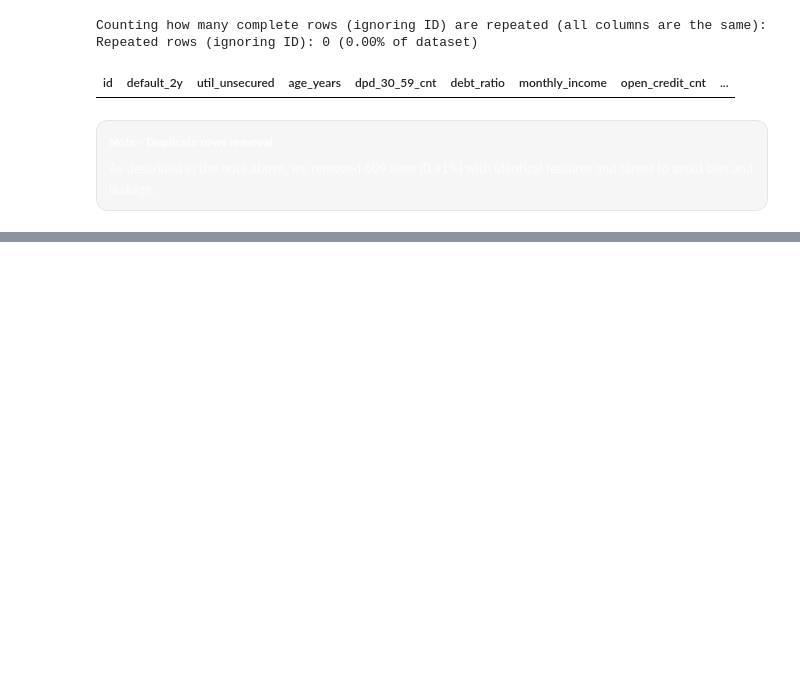
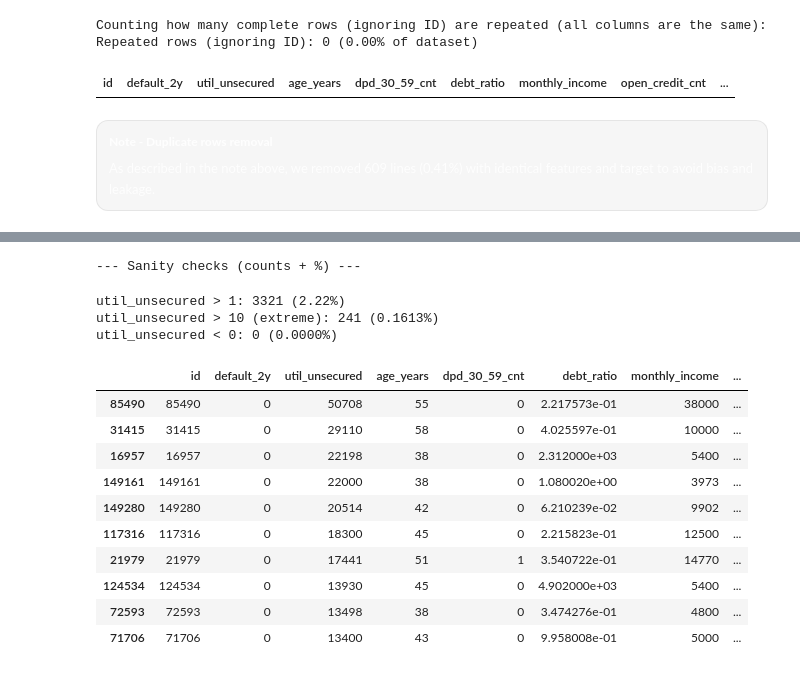
Before and after one commit to anacbneumann/credit-risk-cost-sensitive, a Jupyter notebook: notebooks/eda.ipynb, the cells around one changed output, grey strips where cells are left out. Drawn from its saved outputs; the diff is of its cells as text; code cells hidden in the pictures; blank space fills up the shorter version.

```diff
--- a/notebooks/eda.ipynb
+++ b/notebooks/eda.ipynb
@@ -591,3 +765,5 @@ Repeated rows (ignoring ID): 0 (0.00% of dataset)
     As described in the note above, we removed 609 lines (0.41%) with identical features and target to avoid bias and leakage.
   </div>
 </div>
+# %%
+df <- cs_train_dedup
@@ -593,0 +1027,5 @@ Repeated rows (ignoring ID): 0 (0.00% of dataset)
+# %%
+# Missing Flags
+df$income_missing     <- is.na(df$monthly_income)
+df$dependents_missing <- is.na(df$dependents_cnt)
+head(df, 5)
@@ -593,0 +1170,55 @@ Repeated rows (ignoring ID): 0 (0.00% of dataset)
+# %%
+# --- OUTLIER / SANITY COUNTS ---
+n <- nrow(df)
+
+cat("\n--- Sanity checks (counts + %) ---\n")
+# %% [output]
+--- Sanity checks (counts + %) ---
+# %%
+#COLUMN: util_unsecured
+
+#In practice, this means: how much of the available credit limit on credit cards and personal lines the customer is using.
+#Simple example:
+#Total credit card limit: R$ 10,000
+#Current outstanding balance: R$ 3,000
+#Revolving Utilization = 30%
+
+#Values must be between 0 and 1
+#Event/anomaly (exceeded 1) —
+# which may have its own meaning (e.g., limit overrun / inconsistent data / outdated limit), and is often a strong risk signal.
+
+
+# Greater than 1
+cat(sprintf("util_unsecured > 1: %d (%.2f%%)\n",
+            sum(df$util_unsecured > 1, na.rm=TRUE),
+            100*mean(df$util_unsecured > 1, na.rm=TRUE)))
+
+# Greater than 10
+cat(sprintf("util_unsecured > 10 (extreme): %d (%.4f%%)\n",
+            sum(df$util_unsecured > 10, na.rm=TRUE),
+            100*mean(df$util_unsecured > 10, na.rm=TRUE)))
+
+# Less than 1
+cat(sprintf("util_unsecured < 0: %d (%.4f%%)\n",
+            sum(df$util_unsecured < 0, na.rm=TRUE),
+            100*mean(df$util_unsecured < 0, na.rm=TRUE)))
+
+# Show cases where util_unsecured > 10 (sorted desc)
+util_gt10 <- df[df$util_unsecured > 10, ]
+util_gt10 <- util_gt10[order(-util_gt10$util_unsecured), ]
+head(util_gt10, 10)
+# %% [output]
+util_unsecured > 1: 3321 (2.22%)
+util_unsecured > 10 (extreme): 241 (0.1613%)
+util_unsecured < 0: 0 (0.0000%)
+|  | id | default_2y | util_unsecured | age_years | dpd_30_59_cnt | debt_ratio | monthly_income | ... |
+| 85490 | 85490 | 0 | 50708 | 55 | 0 | 2.217573e-01 | 38000 | ... |
+| 31415 | 31415 | 0 | 29110 | 58 | 0 | 4.025597e-01 | 10000 | ... |
+| 16957 | 16957 | 0 | 22198 | 38 | 0 | 2.312000e+03 | 5400 | ... |
+| 149161 | 149161 | 0 | 22000 | 38 | 0 | 1.080020e+00 | 3973 | ... |
+| 149280 | 149280 | 0 | 20514 | 42 | 0 | 6.210239e-02 | 9902 | ... |
+| 117316 | 117316 | 0 | 18300 | 45 | 0 | 2.215823e-01 | 12500 | ... |
+| 21979 | 21979 | 0 | 17441 | 51 | 1 | 3.540722e-01 | 14770 | ... |
+| 124534 | 124534 | 0 | 13930 | 45 | 0 | 4.902000e+03 | 5400 | ... |
+| 72593 | 72593 | 0 | 13498 | 38 | 0 | 3.474276e-01 | 4800 | ... |
+| 71706 | 71706 | 0 | 13400 | 43 | 0 | 9.958008e-01 | 5000 | ... |
```
Also changed, not shown: parts of 46 cells of this notebook, 1 other file.
